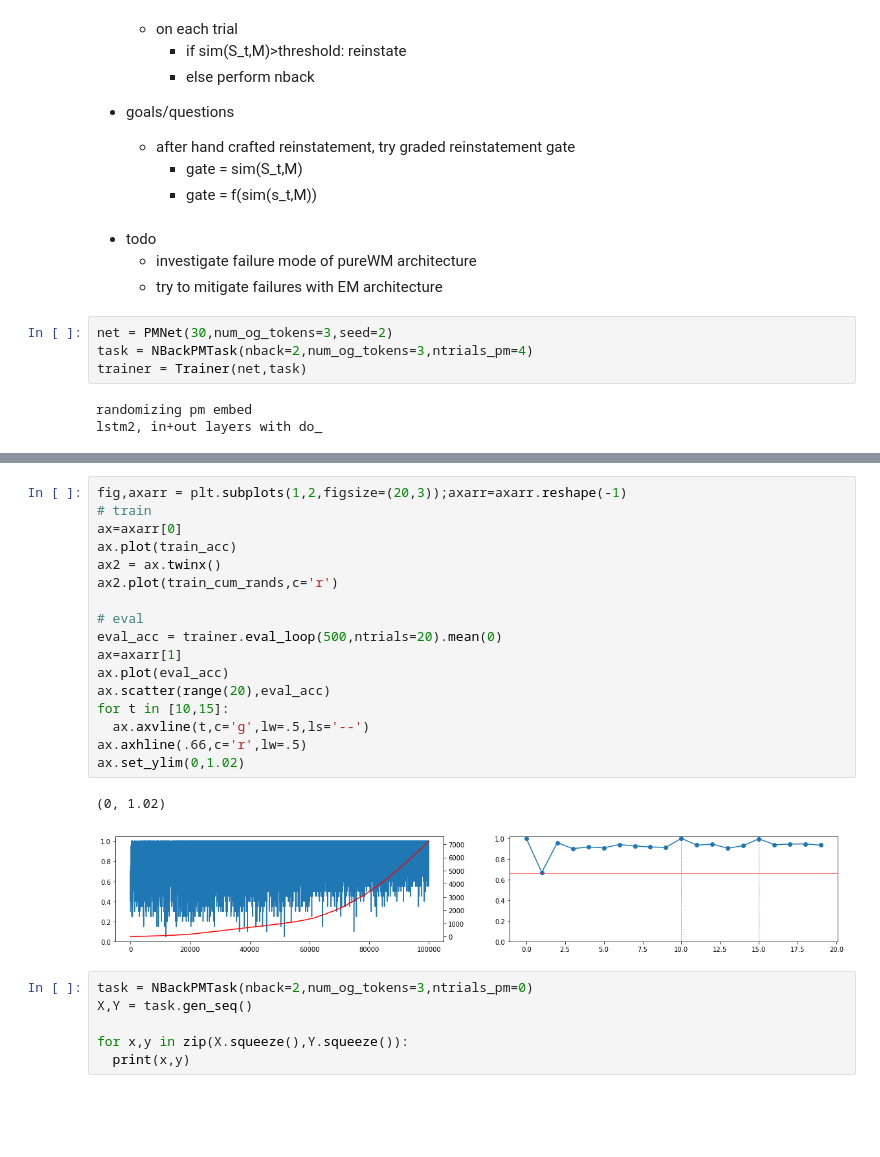
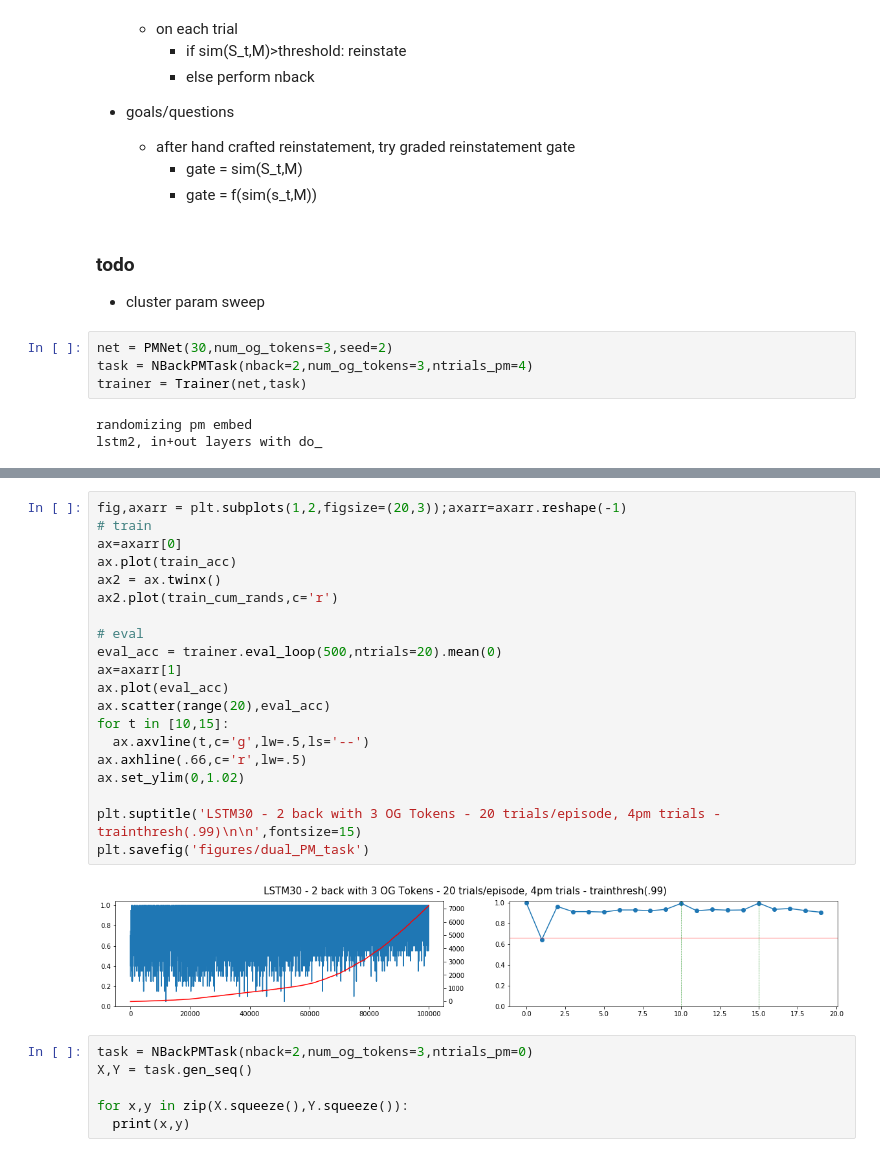
Before and after one commit to andrebeu/epm, a Jupyter notebook: dual PM task.ipynb, the cells around one changed output, grey strips where cells are left out. Saved outputs shown, nothing was run; the diff lists cells and outputs as text; blank space fills up the shorter version.

Commit message:
sweep2

```diff
--- a/dual PM task.ipynb
+++ b/dual PM task.ipynb
@@ -33,10 +33,9 @@ The autoreload extension is already loaded. To reload it, use:
     - after hand crafted reinstatement, try graded reinstatement gate
         - gate = sim(S_t,M)
         - gate = f(sim(s_t,M))
-# %% [markdown]
-- todo
-    - investigate failure mode of pureWM architecture
-    - try to mitigate failures with EM architecture
+# %% [markdown]
+### todo
+- cluster param sweep
 # %%
 net = PMNet(30,num_og_tokens=3,seed=2)
 task = NBackPMTask(nback=2,num_og_tokens=3,ntrials_pm=4)
@@ -70,23 +69,25 @@ train_acc,train_cum_rands = trainer.train_closed_loop(100000,20,thresh=.99)
 # %%
 fig,axarr = plt.subplots(1,2,figsize=(20,3));axarr=axarr.reshape(-1)
 # train
 ax=axarr[0]
 ax.plot(train_acc)
 ax2 = ax.twinx()
 ax2.plot(train_cum_rands,c='r')
 
 # eval
 eval_acc = trainer.eval_loop(500,ntrials=20).mean(0)
 ax=axarr[1]
 ax.plot(eval_acc)
 ax.scatter(range(20),eval_acc)
 for t in [10,15]:
   ax.axvline(t,c='g',lw=.5,ls='--')
 ax.axhline(.66,c='r',lw=.5)
 ax.set_ylim(0,1.02)
+
+plt.suptitle('LSTM30 - 2 back with 3 OG Tokens - 20 trials/episode, 4pm trials - trainthresh(.99)\n\n',fontsize=15)
+plt.savefig('figures/dual_PM_task')
 # %% [output]
-(0, 1.02)
-[figure, old version]
+[figure, new version]
 # %%
 task = NBackPMTask(nback=2,num_og_tokens=3,ntrials_pm=0)
 X,Y = task.gen_seq()
```
Also changed, not shown: 3 other files.
